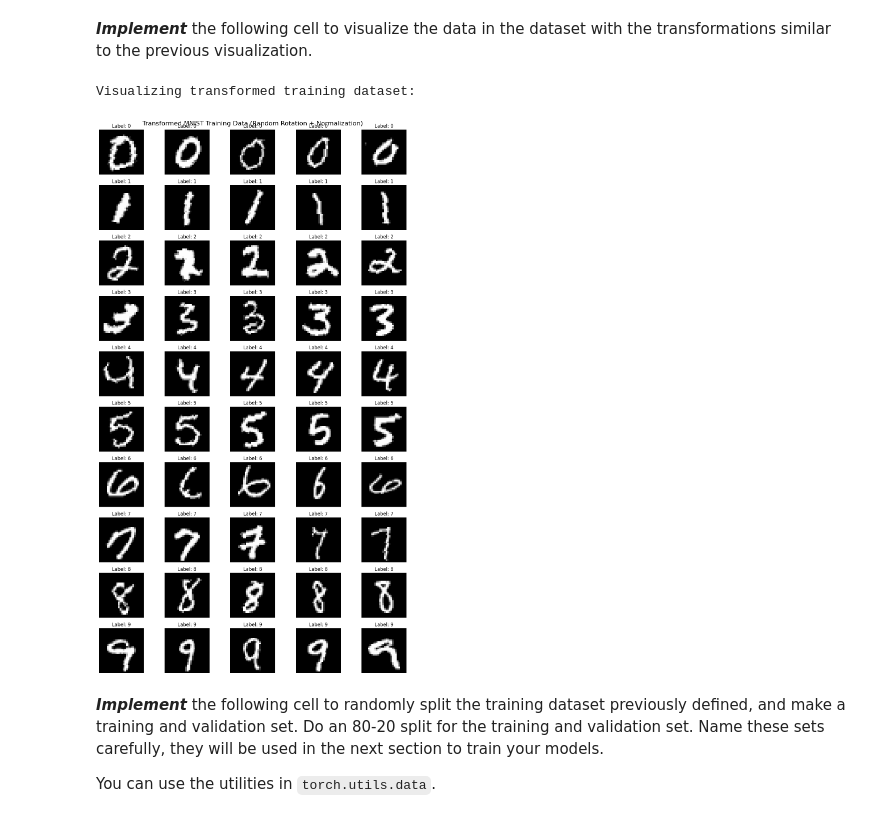
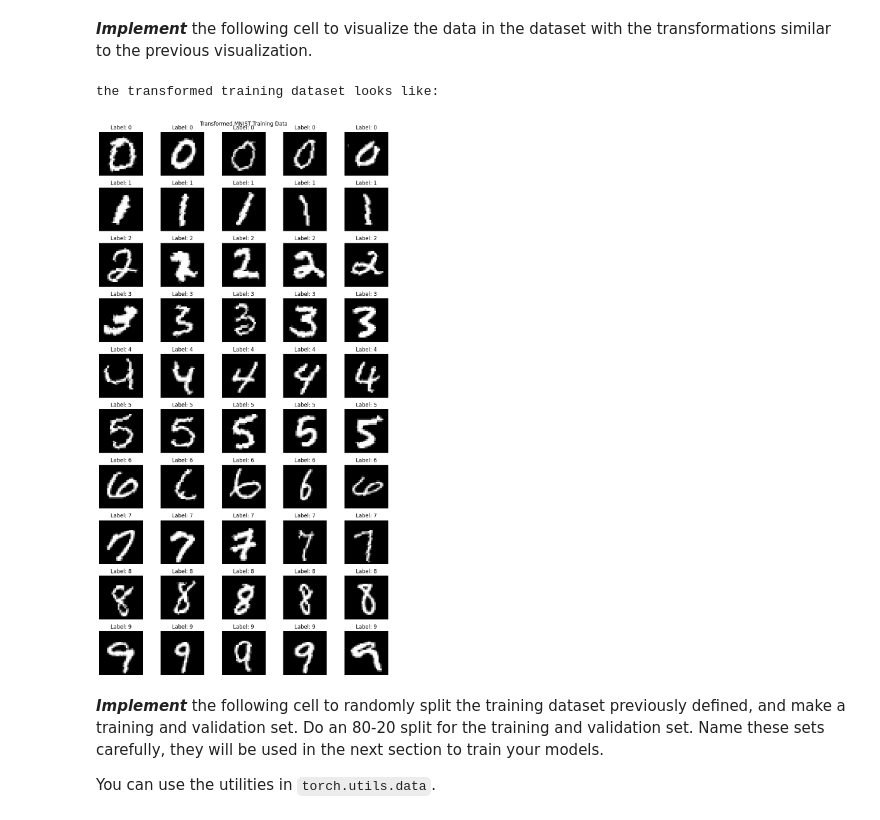
Before and after one commit to damnshah17/Damnshah, a Jupyter notebook: cs480e_2025,3f_assignment2.ipynb, the cells around one changed output. Saved outputs shown, nothing was run; the diff lists cells and outputs as text; code cells hidden in the pictures.

```diff
--- a/cs480e_2025,3f_assignment2.ipynb
+++ b/cs480e_2025,3f_assignment2.ipynb
@@ -222,8 +193,8 @@ def visualize_dataset(dataset, title="MNIST Dataset"):
             class_samples[label_idx].append((sample, label))
         if all(len(samples) >= 5 for samples in class_samples.values()):
             break
-    fig, axes = plt.subplots(10, 5, figsize=(12, 20))
-    fig.suptitle(title, fontsize=16)
+    fig, axes = plt.subplots(10, 5, figsize=(10, 18))
+    fig.suptitle(title, fontsize=12)
 
     for class_idx in range(10):
         for sample_idx in range(5):
@@ -242,7 +213,7 @@ def visualize_dataset(dataset, title="MNIST Dataset"):
     plt.tight_layout()
     plt.show()
 
-print("Visualizing original training dataset:")
+print("The original dataset:")
 mnist_original = MNIST(is_training=True, transform=None)
 visualize_dataset(mnist_original, "Original MNIST Training Data")
 # %% [output]
@@ -280,11 +251,11 @@ Test set size: 10000
 # %% [markdown]
 ***Implement*** the following cell to visualize the data in the dataset with the transformations similar to the previous visualization.
 # %%
-print("Visualizing transformed training dataset:")
-visualize_dataset(mnist_train, "Transformed MNIST Training Data (Random Rotation + Normalization)")
+print("the transformed training dataset looks like:")
+visualize_dataset(mnist_train, "Transformed MNIST Training Data")
 # %% [output]
-Visualizing transformed training dataset:
+the transformed training dataset looks like:
-[figure, old version]
+[figure, new version]
 # %% [markdown]
 ***Implement*** the following cell to randomly split the training dataset previously defined, and make a training and validation set. Do an 80-20 split for the training and validation set. Name these sets carefully, they will be used in the next section to train your models.
 
```
Also changed, not shown: parts of 4 cells of this notebook.
